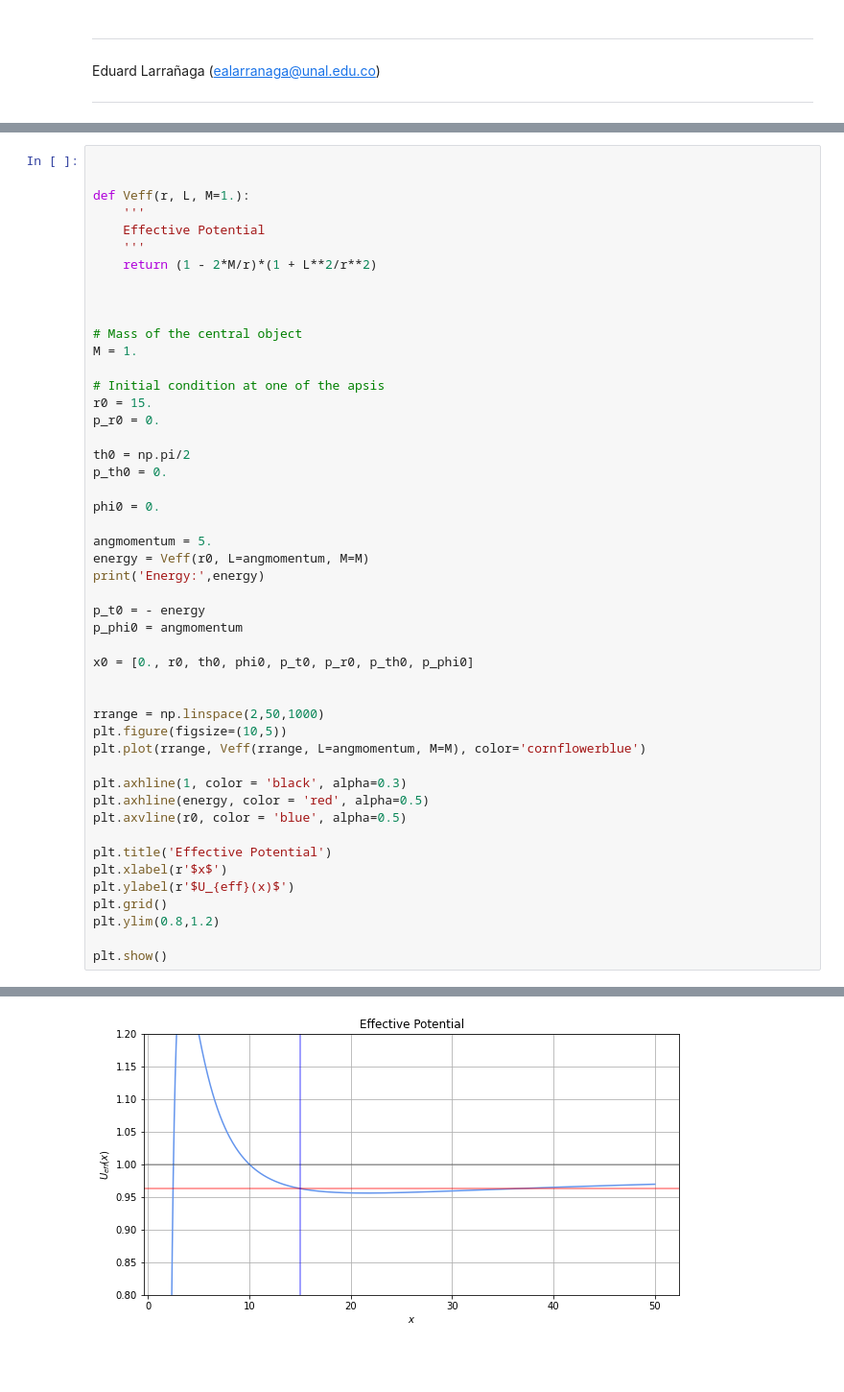
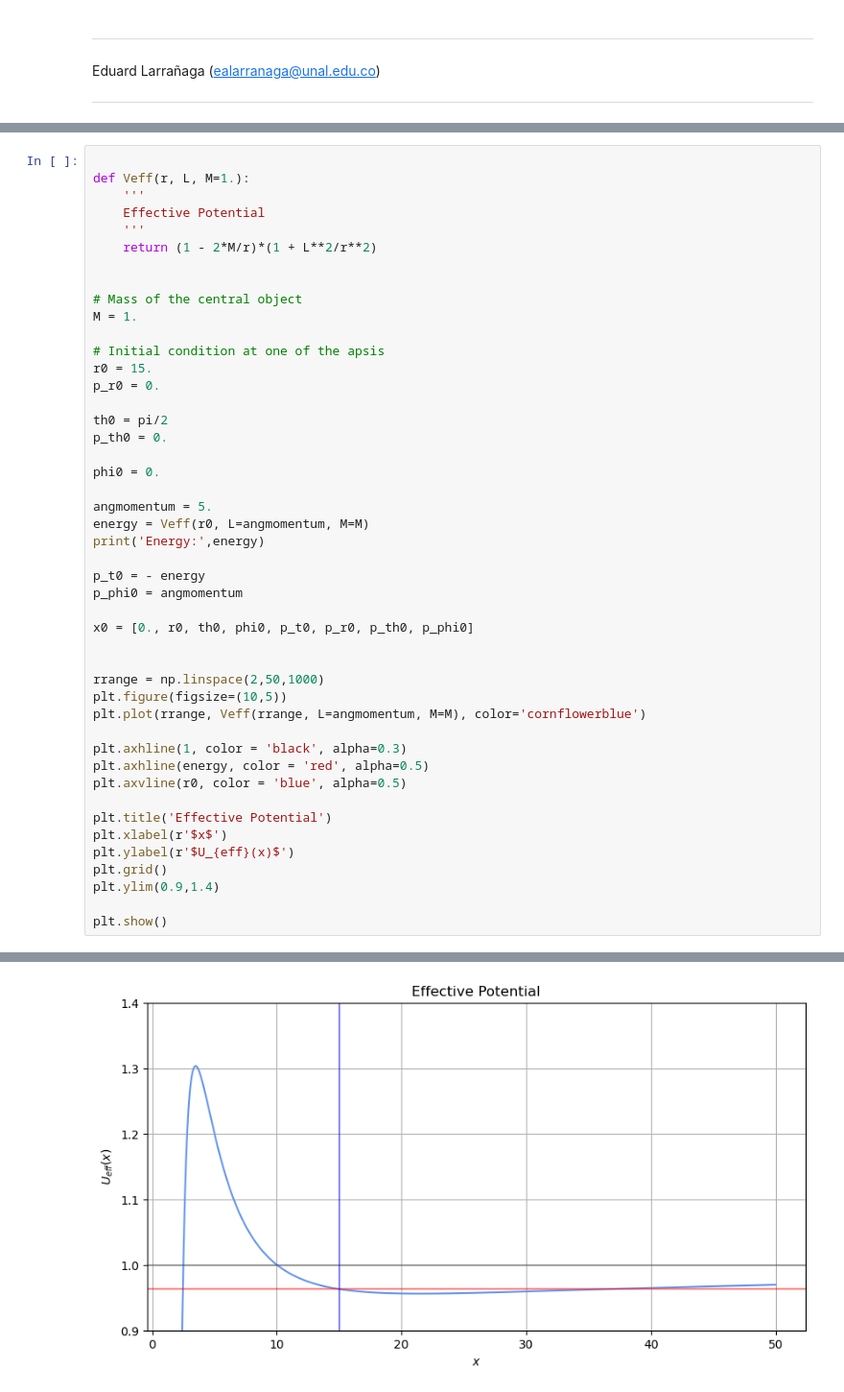
Before and after one commit to ashcat2005/ClassicalBHs, a Jupyter notebook: Equations of Motion/Code/geodesics/01. Schwarzschild Geodesics.ipynb, the cells around one changed output, grey strips where cells are left out. Shown at 96% size. Drawn from its saved outputs; the diff is of its cells as text; blank space fills up the shorter version.

```diff
--- a/Equations of Motion/Code/geodesics/01. Schwarzschild Geodesics.ipynb
+++ b/Equations of Motion/Code/geodesics/01. Schwarzschild Geodesics.ipynb
@@ -75,12 +146,10 @@ def initCond(t0, r0, th0, phi0, pth0, energy, angmomentum, M=1.):
 # %%
-
 
 def Veff(r, L, M=1.):
     '''
     Effective Potential
     '''
     return (1 - 2*M/r)*(1 + L**2/r**2)
-
 
 
 # Mass of the central object
@@ -90,39 +159,39 @@ M = 1.
 r0 = 15.
 p_r0 = 0.
 
-th0 = np.pi/2
+th0 = pi/2
 p_th0 = 0.
 
 phi0 = 0.
 
 angmomentum = 5.
 energy = Veff(r0, L=angmomentum, M=M)
 print('Energy:',energy)
 
 p_t0 = - energy
 p_phi0 = angmomentum
 
 x0 = [0., r0, th0, phi0, p_t0, p_r0, p_th0, p_phi0]
 
 
 rrange = np.linspace(2,50,1000)
 plt.figure(figsize=(10,5))
 plt.plot(rrange, Veff(rrange, L=angmomentum, M=M), color='cornflowerblue')
 
 plt.axhline(1, color = 'black', alpha=0.3)
 plt.axhline(energy, color = 'red', alpha=0.5)
 plt.axvline(r0, color = 'blue', alpha=0.5)
 
 plt.title('Effective Potential')
 plt.xlabel(r'$x$')
 plt.ylabel(r'$U_{eff}(x)$')
 plt.grid()
-plt.ylim(0.8,1.2)
+plt.ylim(0.9,1.4)
 
 plt.show()
 # %% [output]
 Energy: 0.962962962962963
-[figure, old version]
+[figure, new version]
 # %%
 tau_i = 0.
 tau_f = 1500.
```
Also changed, not shown: parts of 8 cells of this notebook.
